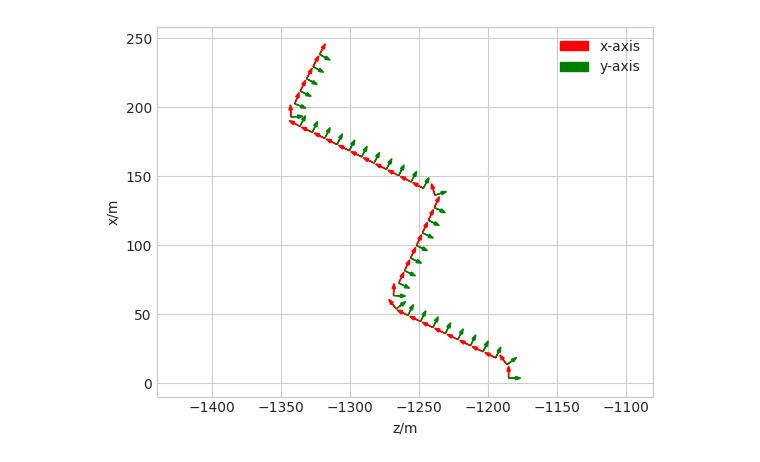
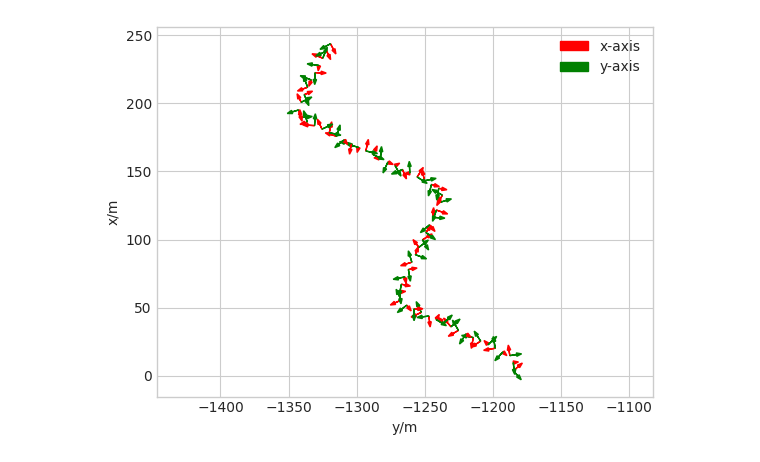
Before and after one commit to DekuLiuTesla/CityGaussian, a Jupyter notebook: notebooks/vis_ue_trajectory.ipynb, the cells around one changed output. Drawn from its saved outputs; the diff is of its cells as text; code cells hidden in the pictures.

```diff
--- a/notebooks/vis_ue_trajectory.ipynb
+++ b/notebooks/vis_ue_trajectory.ipynb
@@ -46,17 +46,18 @@ def draw_trajectory(transforms_path, ax, color='r', size=20):
                 legend_flag = True
 
     ax.axis('equal')
-    ax.set_xlabel('z/m')
+    ax.set_xlabel('y/m')
     ax.set_ylabel('x/m')
 # %%
-data_path, subset = '../data/UE-collected', 'vehicle-train-20231114'
+# data_path, subset = '../data/UE-collected', 'vehicle-train-20231114'
+data_path, subset = '../data/UE-collected', 'vehicle-test-20231115'
 transforms_path = os.path.join(data_path, subset, 'transforms.json')
 fig = plt.figure()
 ax = fig.gca()
 draw_trajectory(transforms_path, ax, color='r', size=5)
 plt.show()
 # %% [output]
-[figure, old version]
+[figure, new version]
 # %%
 transforms_path_ref = os.path.join(data_path, subset, 'transforms_ref.json')
 out_contents = {}
```
Also changed, not shown: parts of 1 cell of this notebook, 1 other file.
